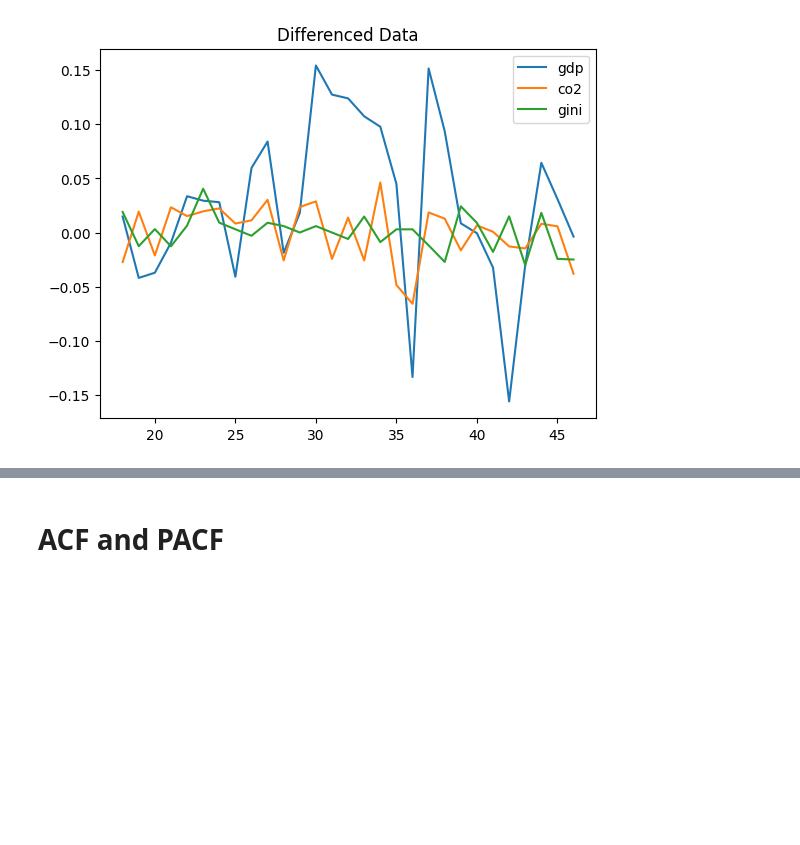
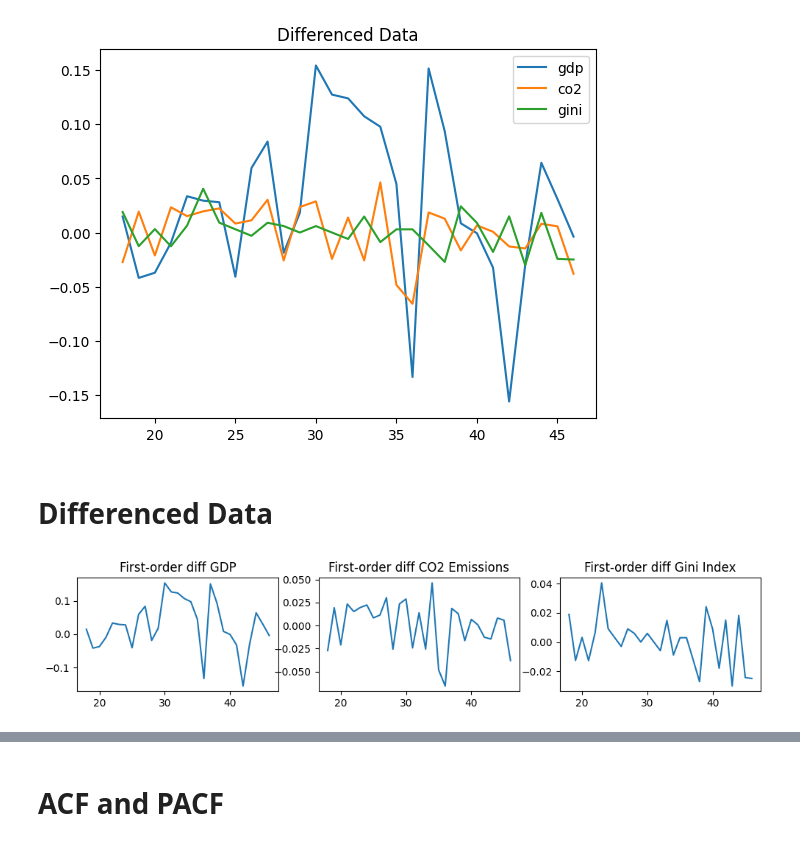
Before and after one commit to franklinchuks/Heterogeneity-and-Robustness-of-the-Kuznets-Curve, a Jupyter notebook: canada_kuznets_curve.ipynb, the cells around one changed output, grey strips where cells are left out. Saved outputs shown, nothing was run; the diff lists cells and outputs as text; code cells hidden in the pictures; blank space fills up the shorter version.

```diff
--- a/canada_kuznets_curve.ipynb
+++ b/canada_kuznets_curve.ipynb
@@ -115,3 +111,21 @@ plt.title('Differenced Data')
 plt.show()
 # %% [output]
 [figure]
+# %% [markdown]
+<h1>Differenced Data
+# %%
+# Perform first-order differencing
+df_diff_gdp = df["gdp"].diff(periods=1).dropna()
+df_diff_co2 = df["co2"].diff(periods=1).dropna()
+df_diff_gini = df["gini"].diff(periods=1).dropna()
+
+fig, ax = plt.subplots(1, 3, figsize = (12,2))
+ax[0].plot(df_diff_gdp)
+ax[0].set_title("First-order diff GDP")
+ax[1].plot(df_diff_co2)
+ax[1].set_title("First-order diff CO2 Emissions")
+ax[2].plot(df_diff_gini)
+ax[2].set_title("First-order diff Gini Index")
+plt.show()
+# %% [output]
+[figure, added]
```
Also changed, not shown: parts of 16 cells of this notebook.
